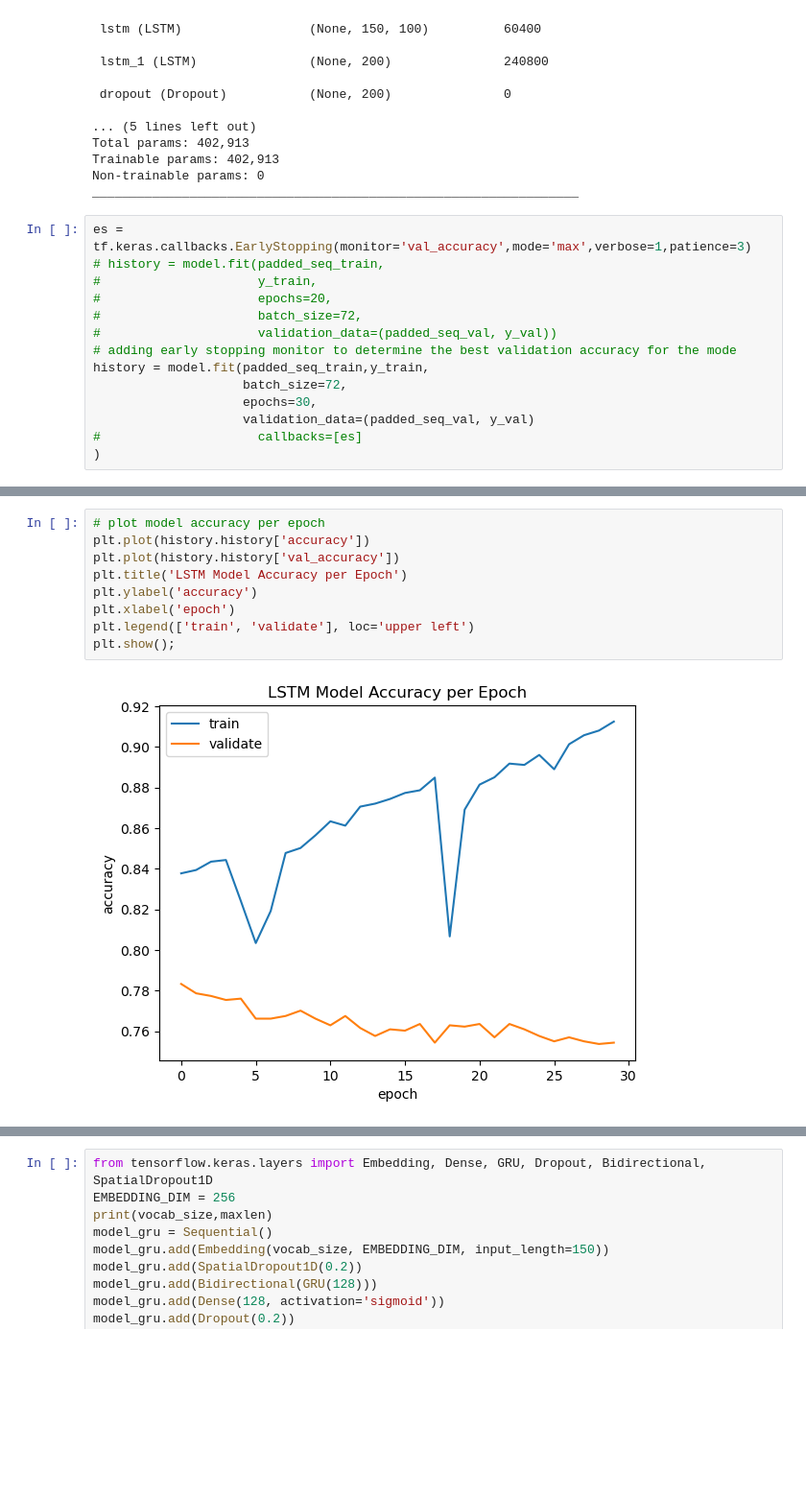
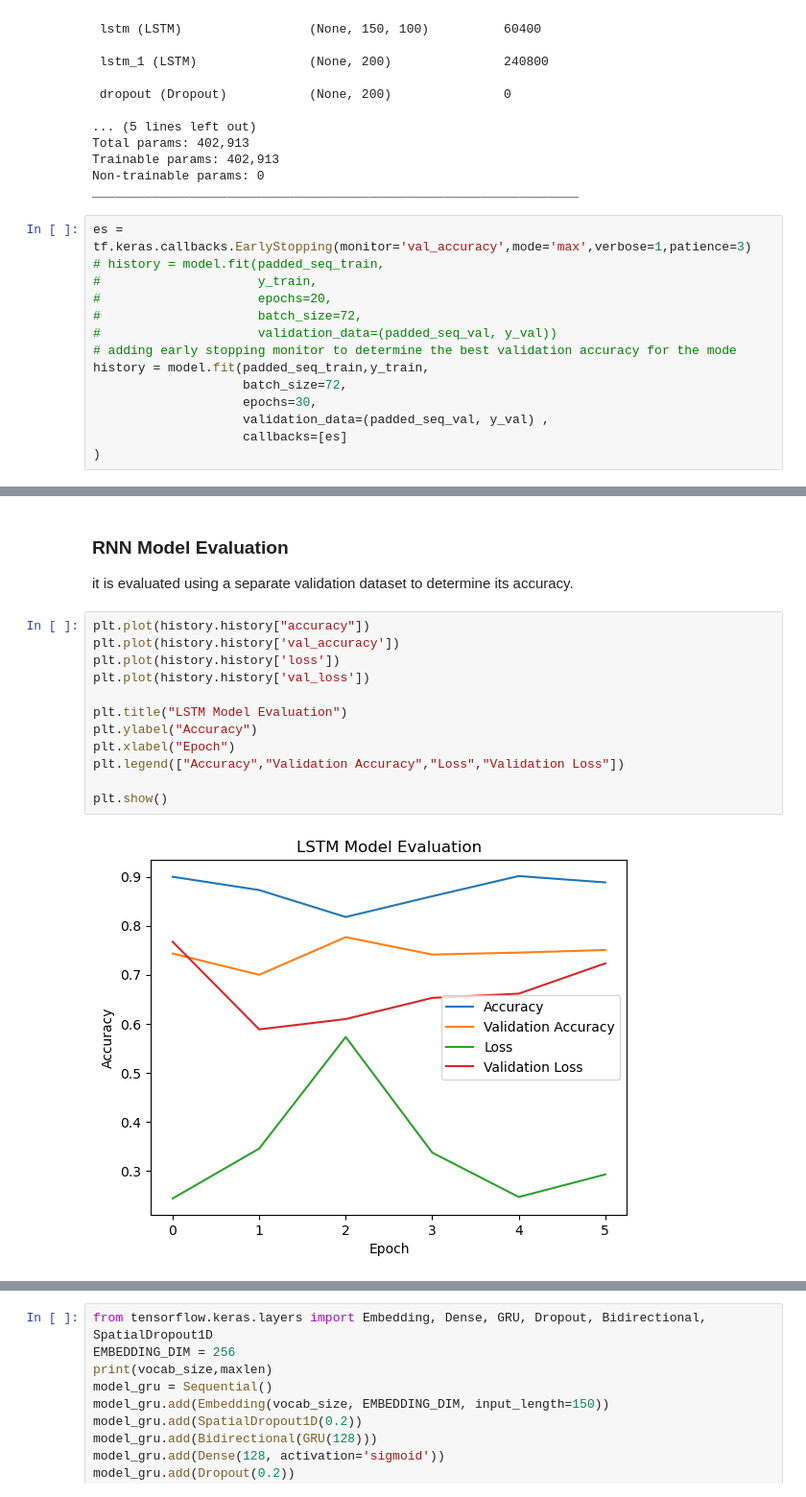
Before and after one commit to helenxue99/RNN_NLP_TweetsDisaster, a Jupyter notebook: RNN_Tweets_Disaster.ipynb, the cells around one changed output, grey strips where cells are left out. Shown: that part at 96% size. Drawn from its saved outputs; the diff is of its cells as text; blank space fills up the shorter version.

```diff
--- a/RNN_Tweets_Disaster.ipynb
+++ b/RNN_Tweets_Disaster.ipynb
@@ -467,8 +636,8 @@ es = tf.keras.callbacks.EarlyStopping(monitor='val_accuracy',mode='max',verbose=
 history = model.fit(padded_seq_train,y_train,
                     batch_size=72,
                     epochs=30,
-                    validation_data=(padded_seq_val, y_val)
-#                     callbacks=[es]
+                    validation_data=(padded_seq_val, y_val) ,
+                    callbacks=[es]
 )
 # %% [output]
 Epoch 1/30
@@ -491,11 +656,18 @@ Epoch 30/30
+# %% [markdown]
+### RNN Model Evaluation
+
+it is evaluated using a separate validation dataset to determine its accuracy.
 # %%
-# plot model accuracy per epoch
-plt.plot(history.history['accuracy'])
+plt.plot(history.history["accuracy"])
 plt.plot(history.history['val_accuracy'])
-plt.title('LSTM Model Accuracy per Epoch')
-plt.ylabel('accuracy')
-plt.xlabel('epoch')
-plt.legend(['train', 'validate'], loc='upper left')
-plt.show();
+plt.plot(history.history['loss'])
+plt.plot(history.history['val_loss'])
+
+plt.title("LSTM Model Evaluation")
+plt.ylabel("Accuracy")
+plt.xlabel("Epoch")
+plt.legend(["Accuracy","Validation Accuracy","Loss","Validation Loss"])
+
+plt.show()
 # %% [output]
-[figure, old version]
+[figure, new version]
```
Also changed, not shown: parts of 46 cells of this notebook.
